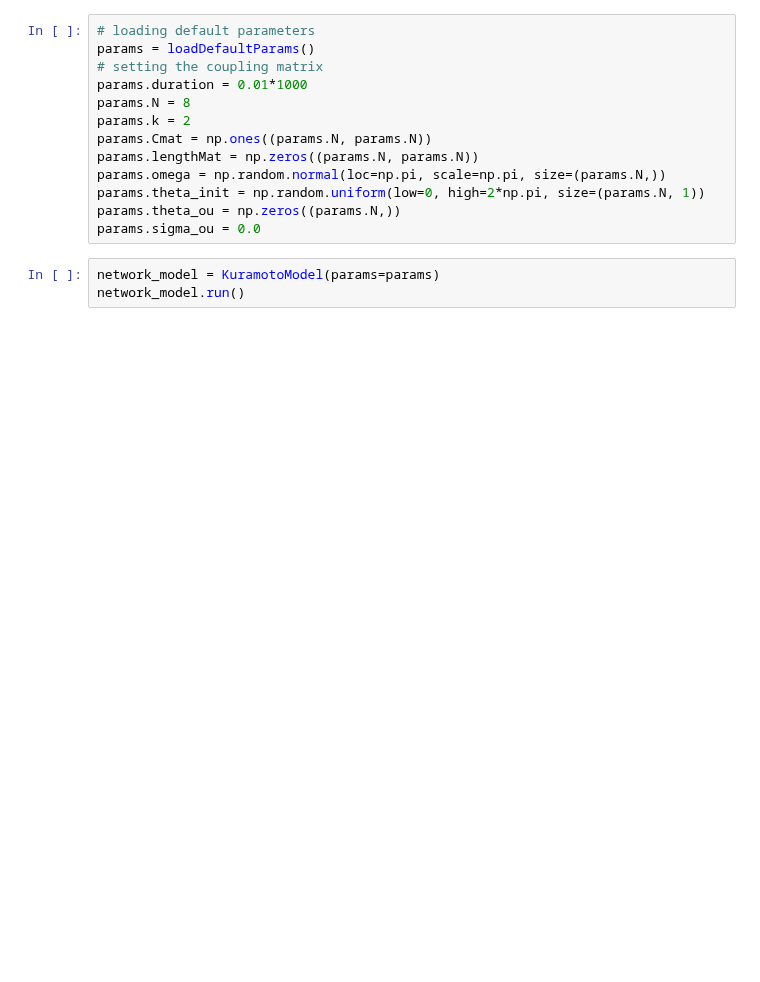
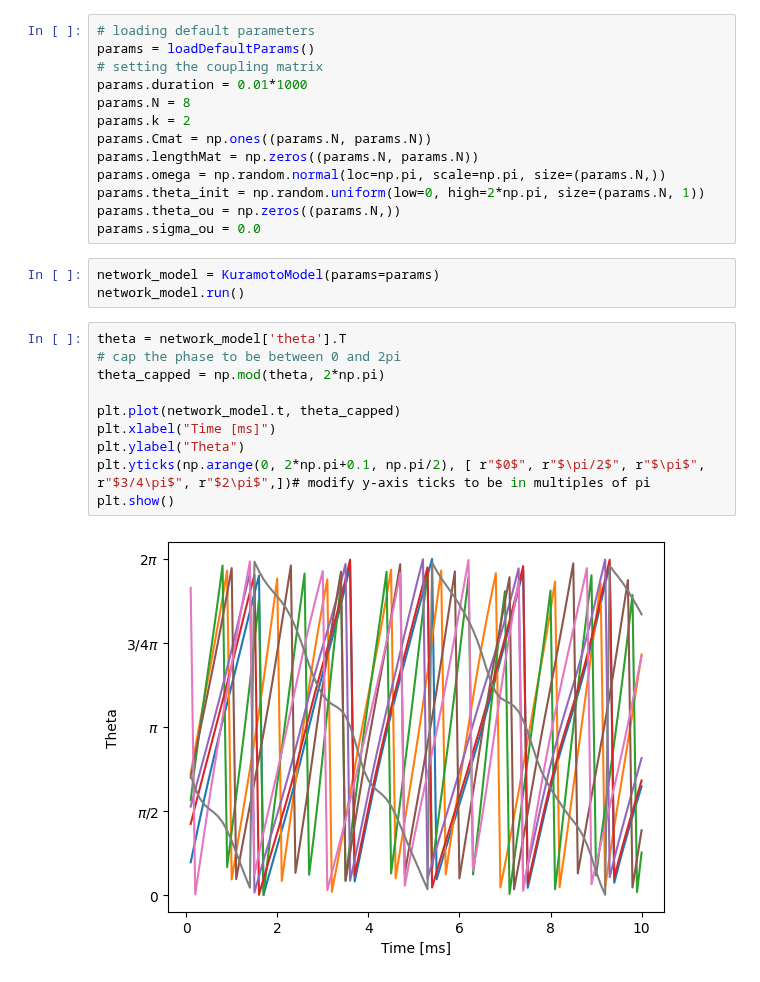
Before and after one commit to neurolib-dev/neurolib, a Jupyter notebook: examples/example-0.5-kuramoto.ipynb, the cells around one changed output. Cells and saved outputs as stored; diff of their text form; blank space fills up the shorter version.

```diff
--- a/examples/example-0.5-kuramoto.ipynb
+++ b/examples/example-0.5-kuramoto.ipynb
@@ -68,3 +76,15 @@ params.sigma_ou = 0.0
 # %%
 network_model = KuramotoModel(params=params)
 network_model.run()
+# %%
+theta = network_model['theta'].T
+# cap the phase to be between 0 and 2pi
+theta_capped = np.mod(theta, 2*np.pi)
+
+plt.plot(network_model.t, theta_capped)
+plt.xlabel("Time [ms]")
+plt.ylabel("Theta")
+plt.yticks(np.arange(0, 2*np.pi+0.1, np.pi/2), [ r"$0$", r"$\pi/2$", r"$\pi$", r"$3/4\pi$", r"$2\pi$",])# modify y-axis ticks to be in multiples of pi
+plt.show()
+# %% [output]
+[figure, added]
```
Also changed, not shown: parts of 15 cells of this notebook, 3 other files.
